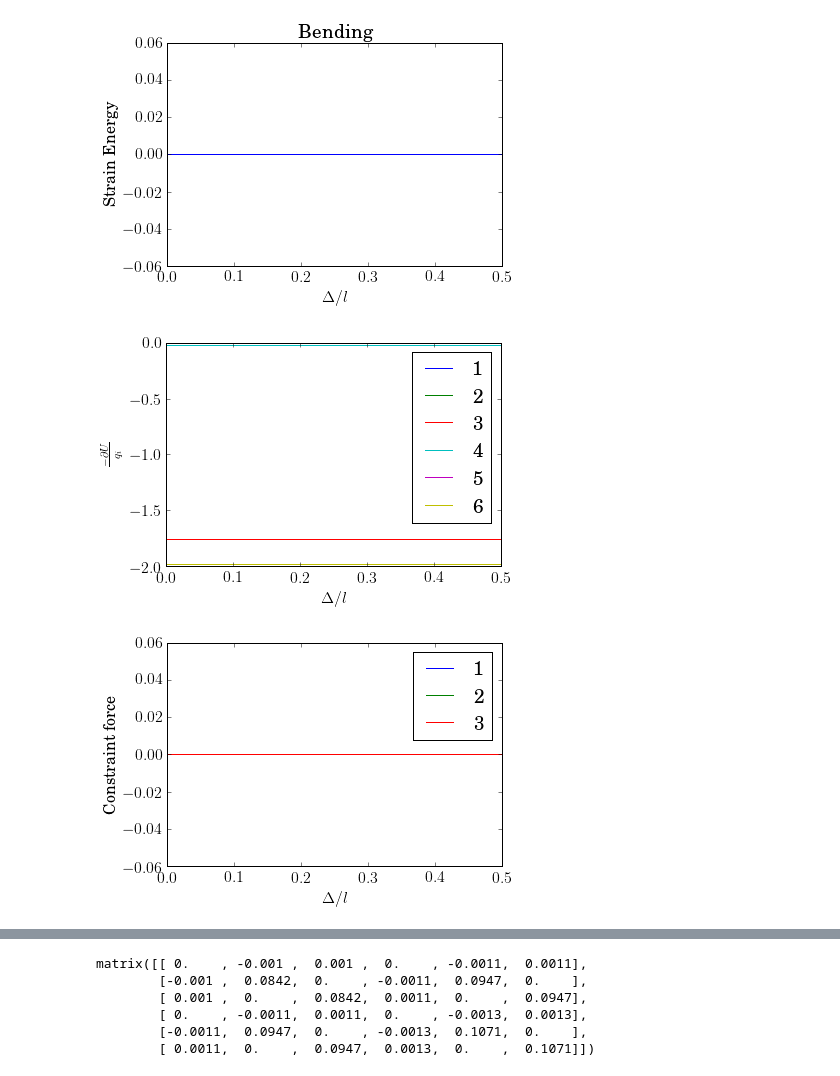
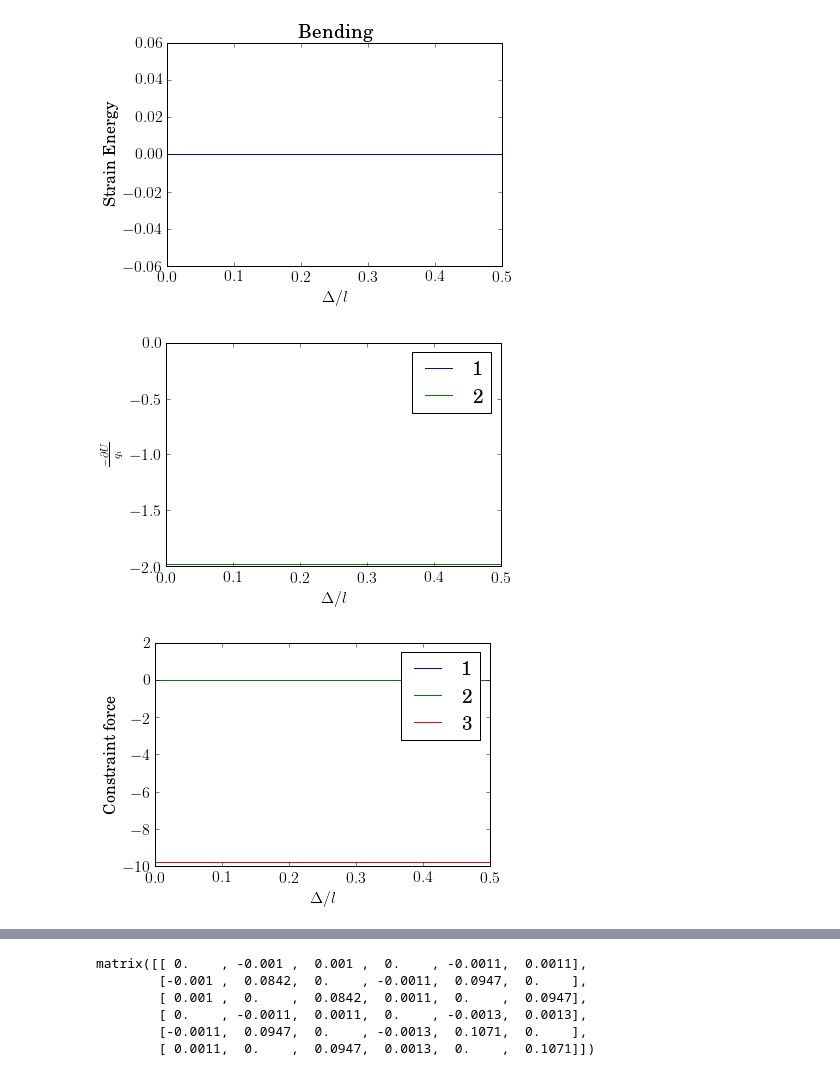
Before and after one commit to cdlrpi/mixed-body-type, a Jupyter notebook: large-deformation/gebf-mass-matrix-and-forces-2D-v8.ipynb, the cells around one changed output, grey strips where cells are left out. Saved outputs shown, nothing was run; the diff lists cells and outputs as text; code cells hidden in the pictures.

```diff
--- a/large-deformation/gebf-mass-matrix-and-forces-2D-v8.ipynb
+++ b/large-deformation/gebf-mass-matrix-and-forces-2D-v8.ipynb
@@ -267,8 +267,8 @@ Ut_func    = lambdify((E, A, I, r, rho, l, g, q, theta, omega), Ut, "numpy")
 Ul_func    = lambdify((E, A, I, r, rho, l, g, q, theta, omega), Ul, "numpy")
 # %%
 def test_func(q,theta,omega):
-    M_num    = M_func(   0.7e6, 0.0018, 1.215e-8, 0.02393, 5540, 0.12, 0, q, theta, omega)
-    beta_num = beta_func(0.7e6, 0.0018, 1.215e-8, 0.02393, 5540, 0.12, 0, q, theta, omega)
+    M_num    = M_func(   0.7e6, 0.0018, 1.215e-8, 0.02393, 5540, 0.12, 9.81, q, theta, omega)
+    beta_num = beta_func(0.7e6, 0.0018, 1.215e-8, 0.02393, 5540, 0.12, 9.81, q, theta, omega)
     M11 = np.array(M_num[0:3,0:3])
     M12 = np.array(M_num[0:3,3:6])
     M21 = np.array(M_num[3:6,0:3])
@@ -300,17 +300,23 @@ def test_func(q,theta,omega):
     z13 = Gamma1.dot(gamma13 - M12.dot(iM22.dot(gamma23))).reshape((3,1))
     z23 = Gamma2.dot(gamma23 - M21.dot(iM11.dot(gamma13))).reshape((3,1))
 
+#     Cantilever conditions
 #     fix node one, D = eye, P = zeros, and let node two be free
-    F1c = -np.linalg.inv(z11).dot(z13)
-    A2 = np.dot(z21,F1c) + z23
-    return F1c, A2
+#     F1c = -np.linalg.inv(z11).dot(z13)
+#     A2 = np.dot(z21,F1c) + z23
+
+    # Free-Free conditions
+    A1 = z13
+    A2 = z23
+
+    return A1, A2
 #     return Gamma2
 # %%
 phi = np.linspace(0,2*3.14,200)
 delta = np.linspace(0,0.06,200)
 
 q0GEBF = [np.array([0,0,0,0,0,0]).reshape(6,1) for d in delta]
-angle = [np.array([0,0]) for val in phi]
+angle = [np.array([val,val]) for val in phi]
 np.zeros_like(omega)
 
 # Ul_theta    = np.array([Ul_func(0.7e6, 0.0018, 1.215e-8, 0.02393, 5540, 0.12, 9.81, q0) for q0 in q0GEBF])
@@ -329,8 +335,8 @@ Fg_theta    = np.array([  Fg_func(0.7e6, 0.0018, 1.215e-8, 0.02393, 5540, 0.12,
 M_theta     = np.array([   M_func(0.7e6, 0.0018, 1.215e-8, 0.02393, 5540, 0.12, 9.81, q0, theta0, np.zeros_like(omega)) for q0,theta0 in zip(q0GEBF, angle)])
 sol_theta   = np.array([test_func(q0, theta0, np.zeros_like(omega)) for q0,theta0 in zip(q0GEBF, angle)])
 # %%
-F1c = sol_theta[:,0]
-A2  = sol_theta[:,1]
+A1 = sol_theta[:,0]
+A2 = sol_theta[:,1]
 # %%
 font = {'family' : 'serif',
         'weight' : 'bold',
@@ -357,24 +363,24 @@ plt.show()
 [figure]
 # %%
 plt.rc('text', usetex=True)
-for i in range(6):
+for i in range(4,6):
     plt.plot(delta/0.12, beta_theta[:,i])
 plt.ylabel(r'$\frac{ - \partial U}{q_i}$')
 plt.xlabel('$\Delta/l$')
 plt.legend(['1','2','3','4','5','6'])
 plt.show()
 # %% [output]
-[figure, old version]
+[figure, new version]
 # %%
 plt.rc('text', usetex=True)
 for i in range(3):
-    plt.plot(delta/0.12, F1c[:,i])
+    plt.plot(delta/0.12, A1[:,i])
 plt.ylabel('Constraint force')
 plt.xlabel('$\Delta/l$')
 plt.legend(['1', '2', '3'])
 plt.show()
 # %% [output]
-[figure, old version]
+[figure, new version]
 # %%
 plt.rc('text', usetex=True)
 for i in range(3):
```
Also changed, not shown: parts of 8 cells of this notebook, 4 other files.
